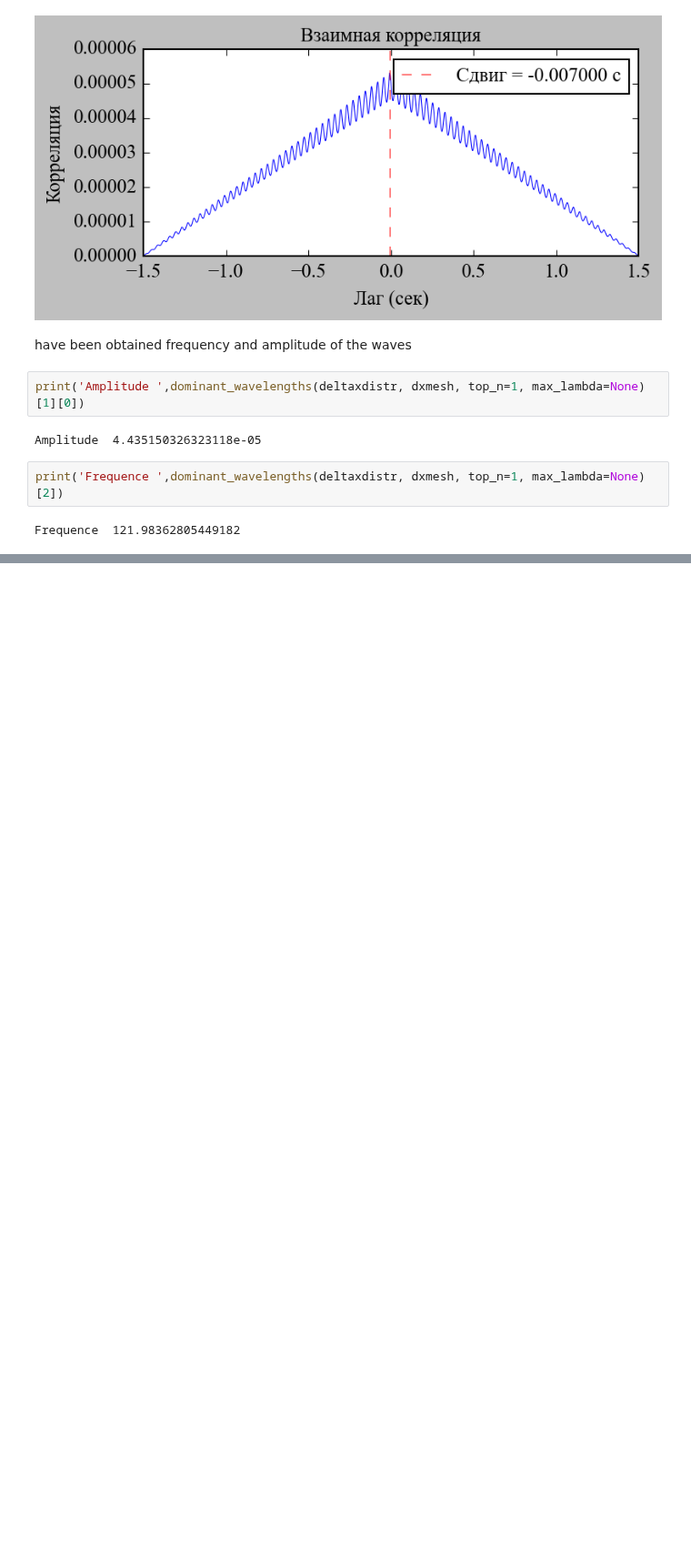
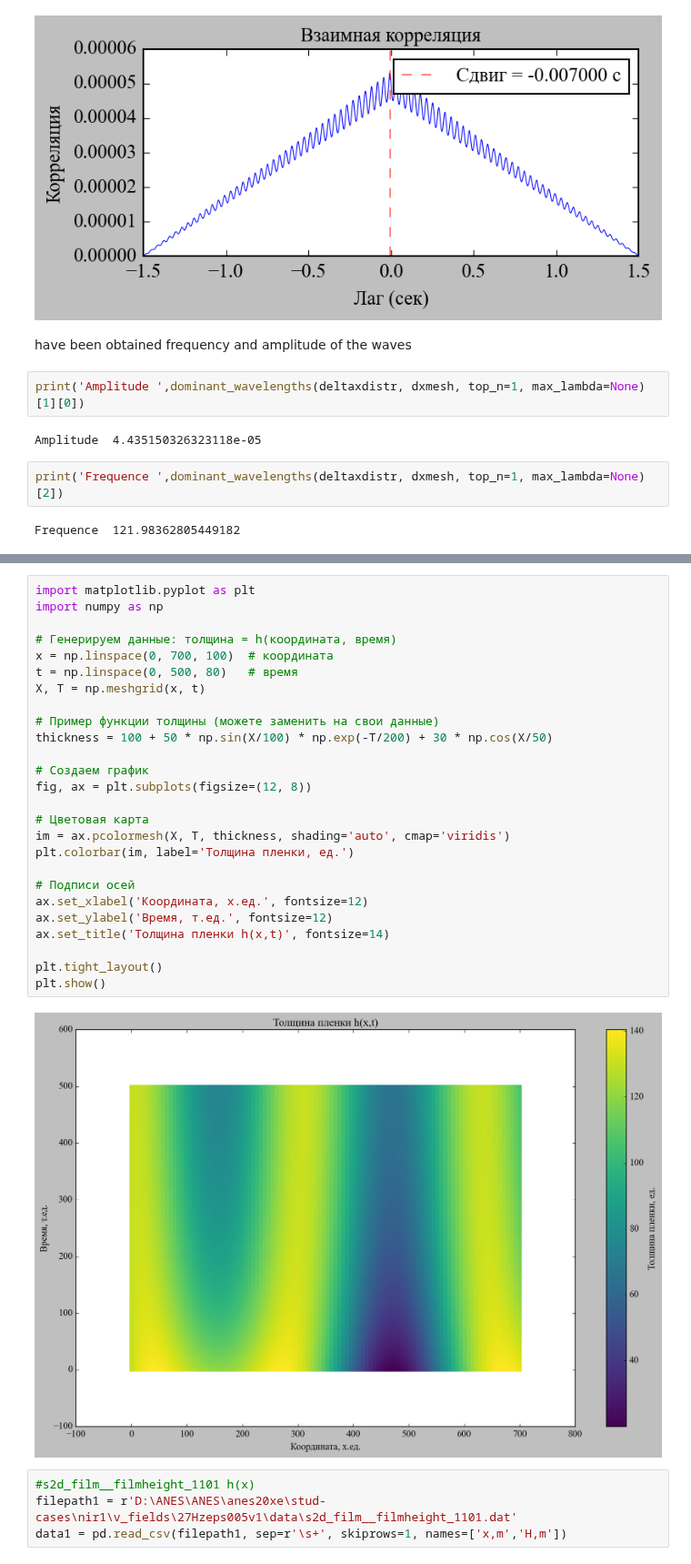
Before and after one commit to UlyanaGru/Fourier, a Jupyter notebook: postprocessing_mesh11.ipynb, the cells around one changed output, grey strips where cells are left out. Shown at 91% size. Drawn from its saved outputs; the diff is of its cells as text; blank space fills up the shorter version.

```diff
--- a/postprocessing_mesh11.ipynb
+++ b/postprocessing_mesh11.ipynb
@@ -351,0 +407,32 @@ Frequence  121.98362805449182
+# %%
+import matplotlib.pyplot as plt
+import numpy as np
+
+# Генерируем данные: толщина = h(координата, время)
+x = np.linspace(0, 700, 100)  # координата
+t = np.linspace(0, 500, 80)   # время
+X, T = np.meshgrid(x, t)
+
+# Пример функции толщины (можете заменить на свои данные)
+thickness = 100 + 50 * np.sin(X/100) * np.exp(-T/200) + 30 * np.cos(X/50)
+
+# Создаем график
+fig, ax = plt.subplots(figsize=(12, 8))
+
+# Цветовая карта
+im = ax.pcolormesh(X, T, thickness, shading='auto', cmap='viridis')
+plt.colorbar(im, label='Толщина пленки, ед.')
+
+# Подписи осей
+ax.set_xlabel('Координата, x.ед.', fontsize=12)
+ax.set_ylabel('Время, т.ед.', fontsize=12)
+ax.set_title('Толщина пленки h(x,t)', fontsize=14)
+
+plt.tight_layout()
+plt.show()
+# %% [output]
+[figure, added]
+# %%
+#s2d_film__filmheight_1101 h(x)
+filepath1 = r'D:\ANES\ANES\anes20xe\stud-cases\nir1\v_fields\27Hzeps005v1\data\s2d_film__filmheight_1101.dat'
+data1 = pd.read_csv(filepath1, sep=r'\s+', skiprows=1, names=['x,m','H,m'])
```
Also changed, not shown: parts of 7 cells of this notebook, 4 other files.
